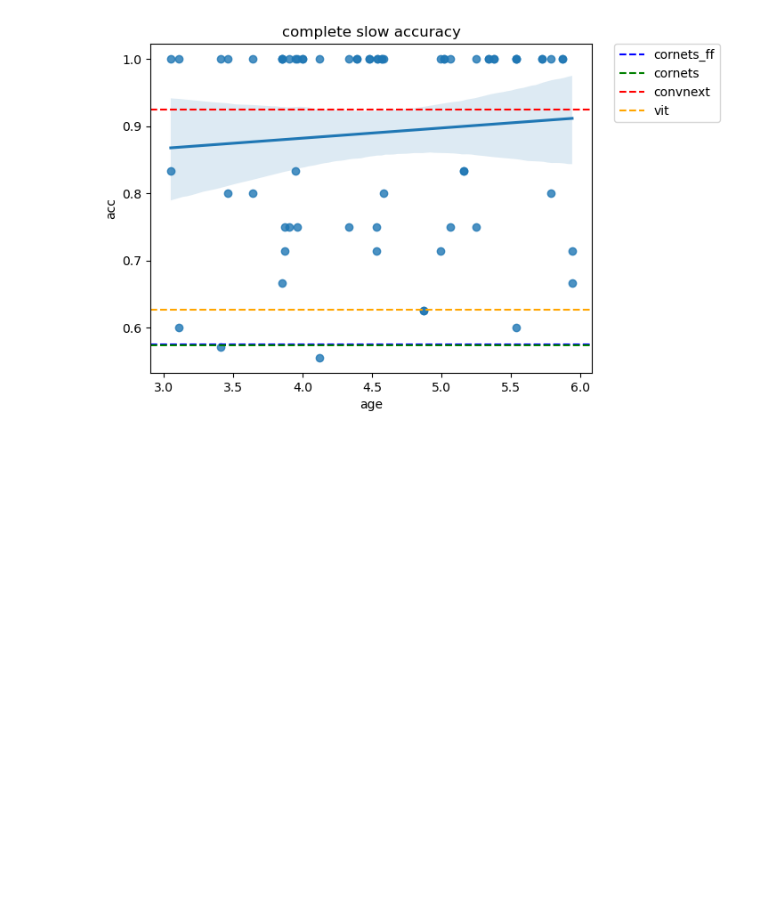
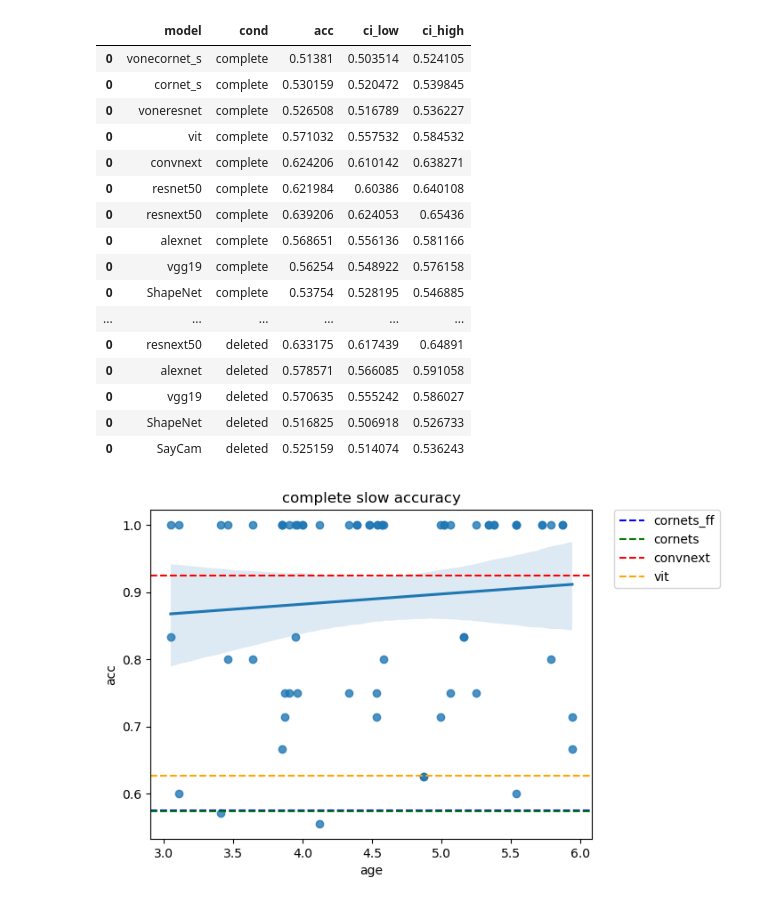
Before and after one commit to vayzenb/kornet, a Jupyter notebook: analyses/sub_analysis.ipynb, the cells around one changed output. Cells and saved outputs as stored; diff of their text form; code cells hidden in the pictures; blank space fills up the shorter version.

```diff
--- a/analyses/sub_analysis.ipynb
+++ b/analyses/sub_analysis.ipynb
@@ -138,3 +205,23 @@ sub_summary_wide
+# %%
+model_summary
+# %% [output]
+|  | model | cond | acc | ci_low | ci_high |
+| 0 | vonecornet_s | complete | 0.51381 | 0.503514 | 0.524105 |
+| 0 | cornet_s | complete | 0.530159 | 0.520472 | 0.539845 |
+| 0 | voneresnet | complete | 0.526508 | 0.516789 | 0.536227 |
+| 0 | vit | complete | 0.571032 | 0.557532 | 0.584532 |
+| 0 | convnext | complete | 0.624206 | 0.610142 | 0.638271 |
+| 0 | resnet50 | complete | 0.621984 | 0.60386 | 0.640108 |
+| 0 | resnext50 | complete | 0.639206 | 0.624053 | 0.65436 |
+| 0 | alexnet | complete | 0.568651 | 0.556136 | 0.581166 |
+| 0 | vgg19 | complete | 0.56254 | 0.548922 | 0.576158 |
+| 0 | ShapeNet | complete | 0.53754 | 0.528195 | 0.546885 |
+| ... | ... | ... | ... | ... | ... |
+| 0 | resnext50 | deleted | 0.633175 | 0.617439 | 0.64891 |
+| 0 | alexnet | deleted | 0.578571 | 0.566085 | 0.591058 |
+| 0 | vgg19 | deleted | 0.570635 | 0.555242 | 0.586027 |
+| 0 | ShapeNet | deleted | 0.516825 | 0.506918 | 0.526733 |
+| 0 | SayCam | deleted | 0.525159 | 0.514074 | 0.536243 |
 # %%
 speeds = ['slow','fast']
 conds = ['complete','perturbed','deleted']
```
Also changed, not shown: parts of 8 cells of this notebook, 12 other files.
